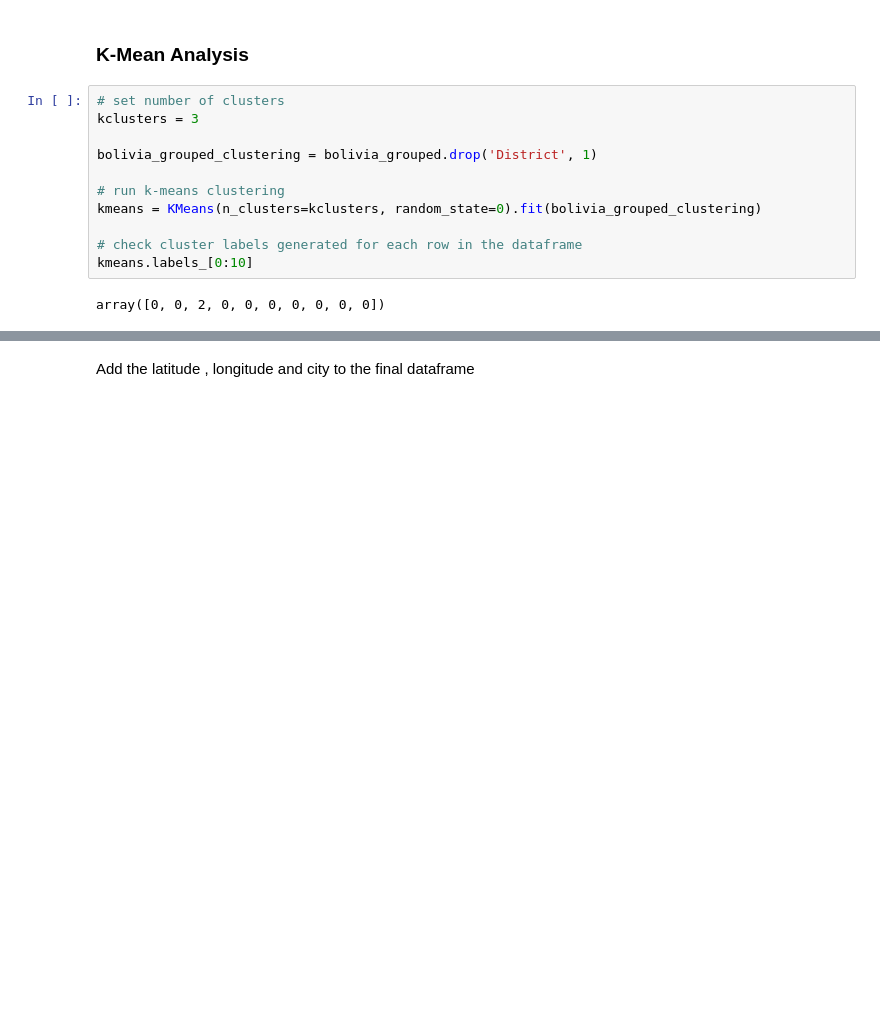
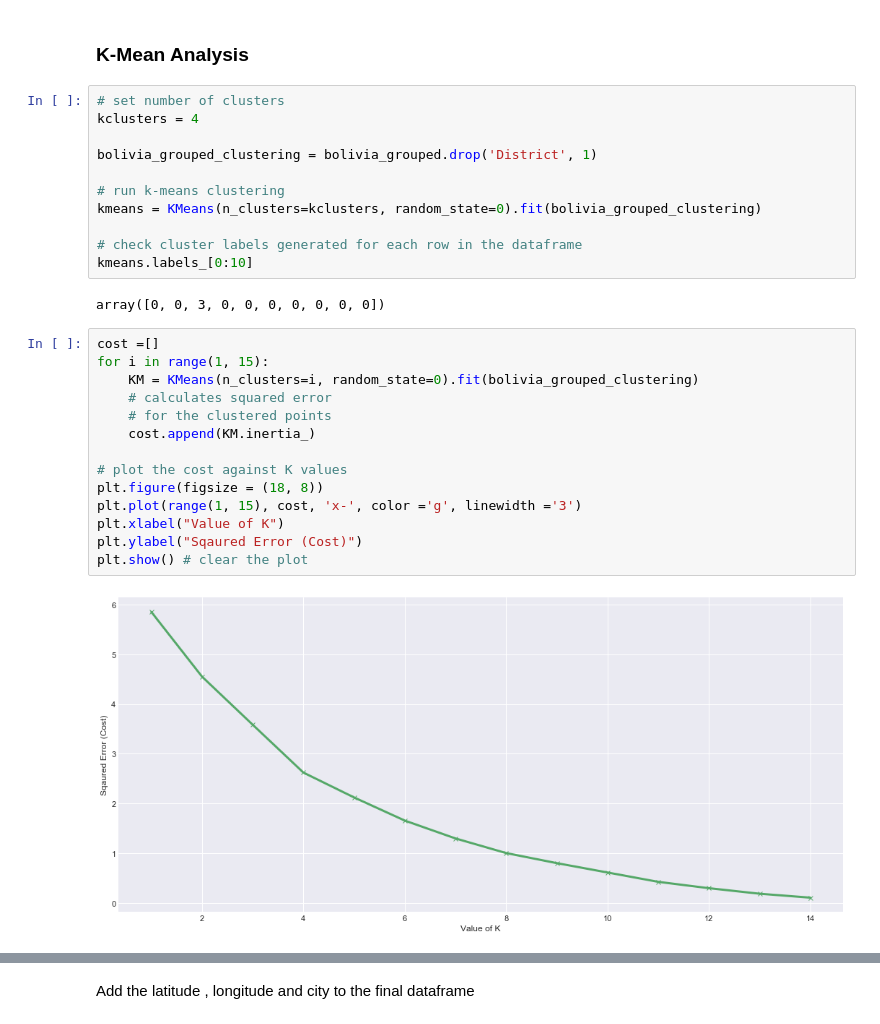
Before and after one commit to edsonSozaAndrade/Coursera_Capstone, a Jupyter notebook: HelloBolivia.ipynb, the cells around one changed output, grey strips where cells are left out. Cells and saved outputs as stored; diff of their text form; blank space fills up the shorter version.

```diff
--- a/HelloBolivia.ipynb
+++ b/HelloBolivia.ipynb
@@ -744,7 +744,7 @@ bolivia_grouped
 ### K-Mean Analysis
 # %%
 # set number of clusters
-kclusters = 3
+kclusters = 4
 
 bolivia_grouped_clustering = bolivia_grouped.drop('District', 1)
 
@@ -754,7 +754,23 @@ kmeans = KMeans(n_clusters=kclusters, random_state=0).fit(bolivia_grouped_cluste
 # check cluster labels generated for each row in the dataframe
 kmeans.labels_[0:10]
 # %% [output]
-array([0, 0, 2, 0, 0, 0, 0, 0, 0, 0])
+array([0, 0, 3, 0, 0, 0, 0, 0, 0, 0])
+# %%
+cost =[]
+for i in range(1, 15):
+    KM = KMeans(n_clusters=i, random_state=0).fit(bolivia_grouped_clustering)
+    # calculates squared error
+    # for the clustered points
+    cost.append(KM.inertia_)
+
+# plot the cost against K values
+plt.figure(figsize = (18, 8))
+plt.plot(range(1, 15), cost, 'x-', color ='g', linewidth ='3')
+plt.xlabel("Value of K")
+plt.ylabel("Sqaured Error (Cost)")
+plt.show() # clear the plot
+# %% [output]
+[figure, added]
 # %%
 # add clustering labels
 #bolivia_grouped.drop(labels=['Cluster Labels'], axis=1,inplace = True)
```
Also changed, not shown: parts of 3 cells of this notebook.
